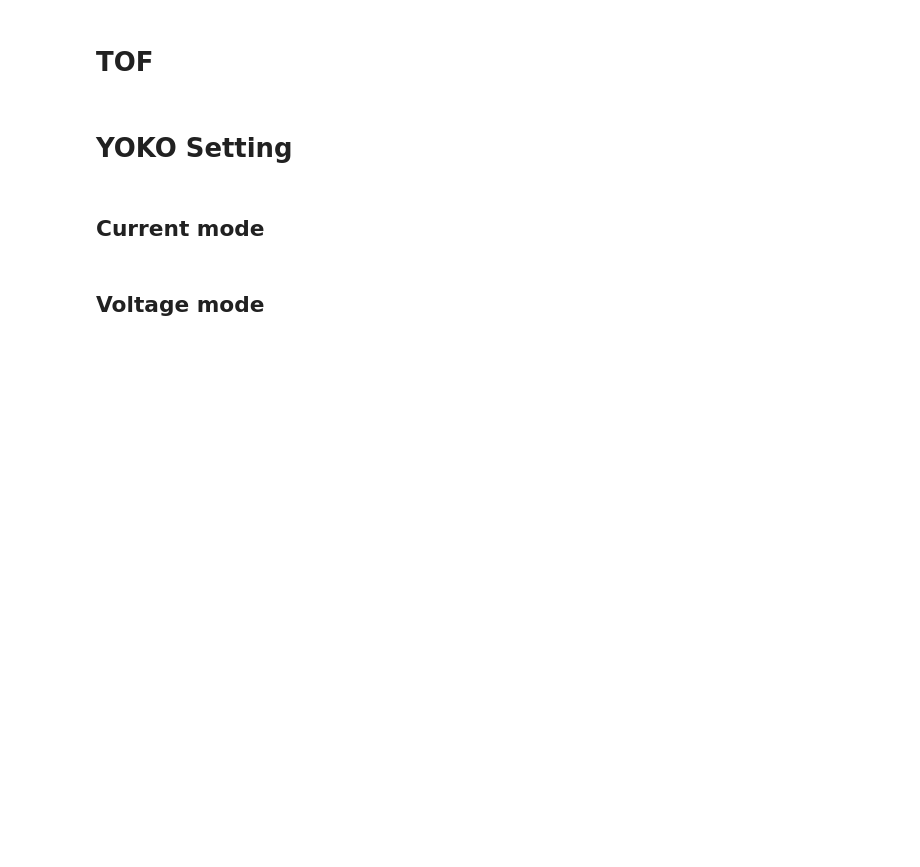
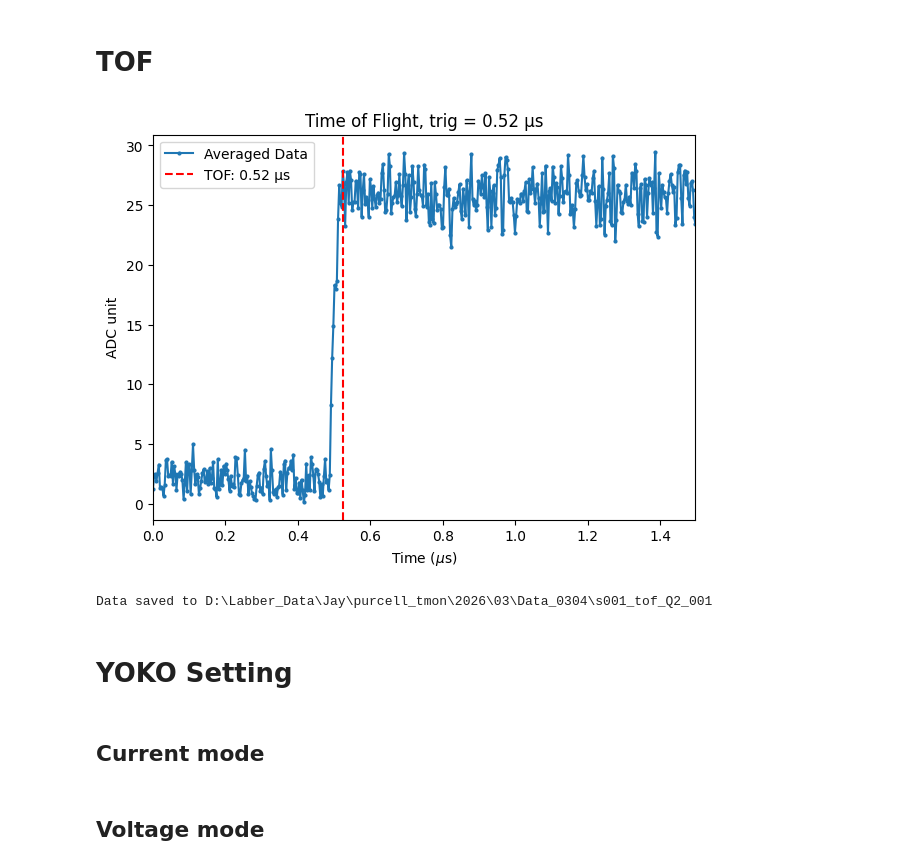
Before and after one commit to JayChien04717/SQC_soc, a Jupyter notebook: new_single_qb_cal.ipynb, the cells around one changed output. Drawn from its saved outputs; the diff is of its cells as text; code cells hidden in the pictures; blank space fills up the shorter version.

```diff
--- a/new_single_qb_cal.ipynb
+++ b/new_single_qb_cal.ipynb
@@ -57,21 +75,23 @@ print(config_all.to_yaml(q_id=1))
 # %%
 from qick_workspace.newscrip.s001_time_of_flight import TOF
 
 run_cfg = config_all.get_qubit(qubit)
 run_cfg.update(
     {
-        "res_freq_ge": 6000,
-        "ro_length": 1.3,
-        "res_legnth": 0.2,
+        "res_freq_ge": 6862,
+        "ro_length": 1.5,
+        "res_legnth": 0.5,
         "res_gain_ge": 1,
         "res_ch": 0,
     }
 )
 
 tof = TOF(soc, soccfg, run_cfg)
 tof.run(100)
-# tof.plot()
-tof.saveLabber(qubit, config)
+tof.saveLabber(qubit)
+# %% [output]
+[figure, added]
+Data saved to D:\Labber_Data\Jay\purcell_tmon\2026\03\Data_0304\s001_tof_Q2_001
 # %%
 config_all.update("trig_time", 0.49, q_index=qubit)
 # %% [markdown]
```
Also changed, not shown: parts of 15 cells of this notebook, 47 other files.
